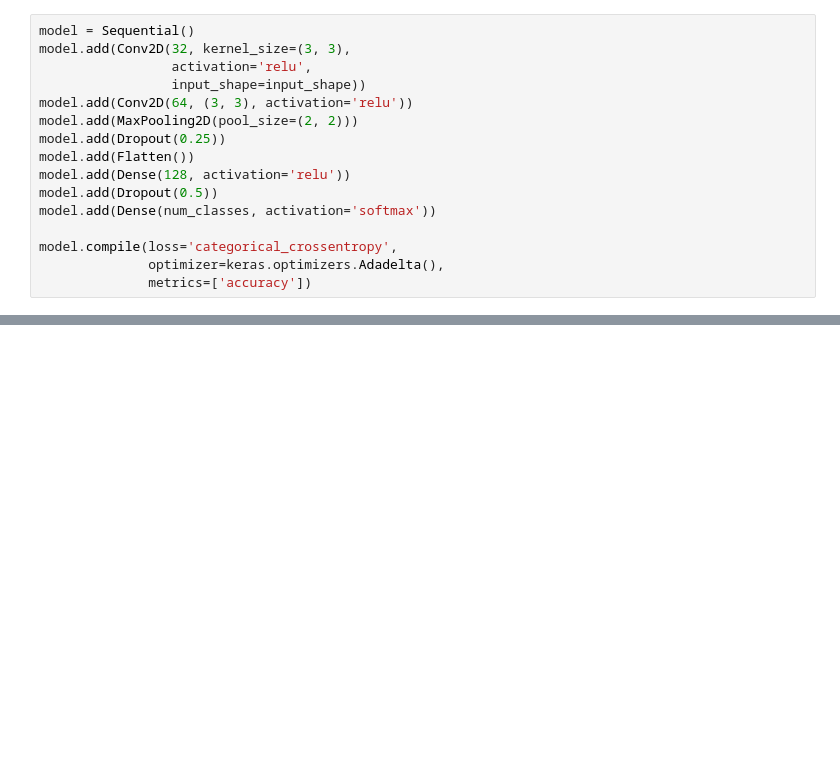
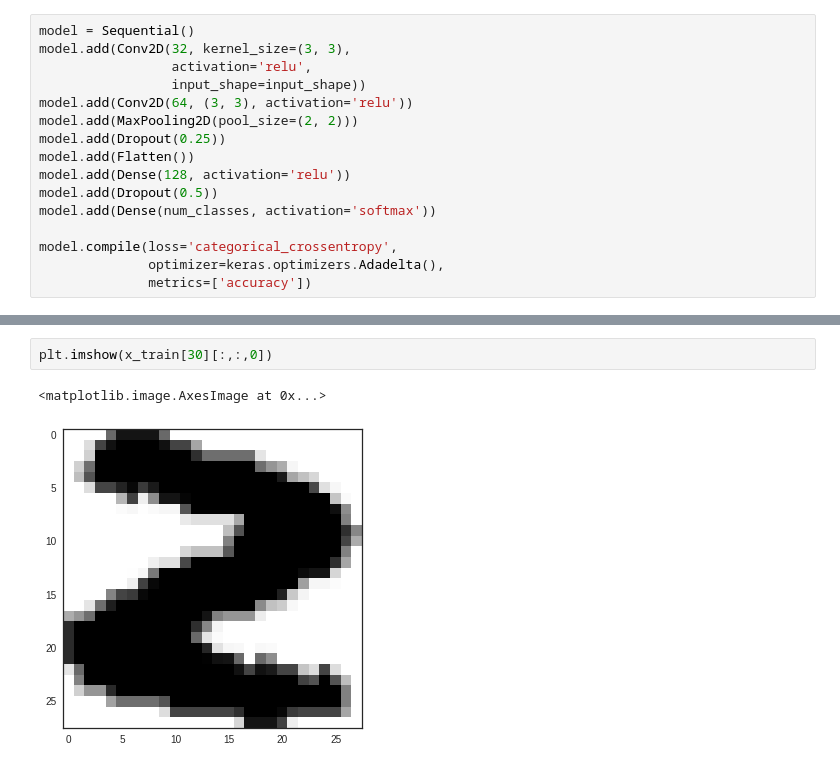
Before and after one commit to parthkhanna150/MNIST_Image_Classifier, a Jupyter notebook: hope_to_beat_akshal_score.ipynb, the cells around one changed output, grey strips where cells are left out. Drawn from its saved outputs; the diff is of its cells as text; blank space fills up the shorter version.

```diff
--- a/hope_to_beat_akshal_score.ipynb
+++ b/hope_to_beat_akshal_score.ipynb
@@ -274,0 +286,5 @@ Test accuracy: 0.9355
+# %%
+plt.imshow(x_train[30][:,:,0])
+# %% [output]
+<matplotlib.image.AxesImage at 0x...>
+[figure, added]
```
Also changed, not shown: parts of 12 cells of this notebook.
